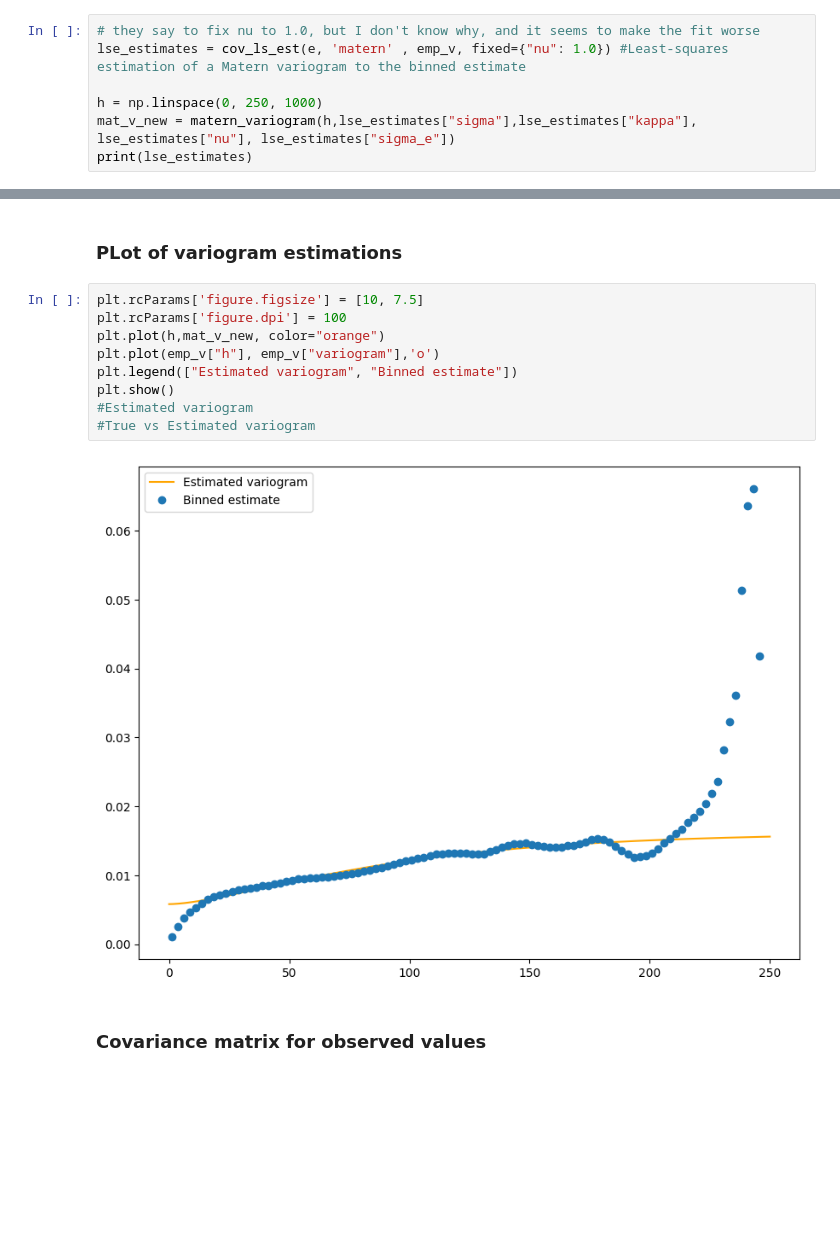
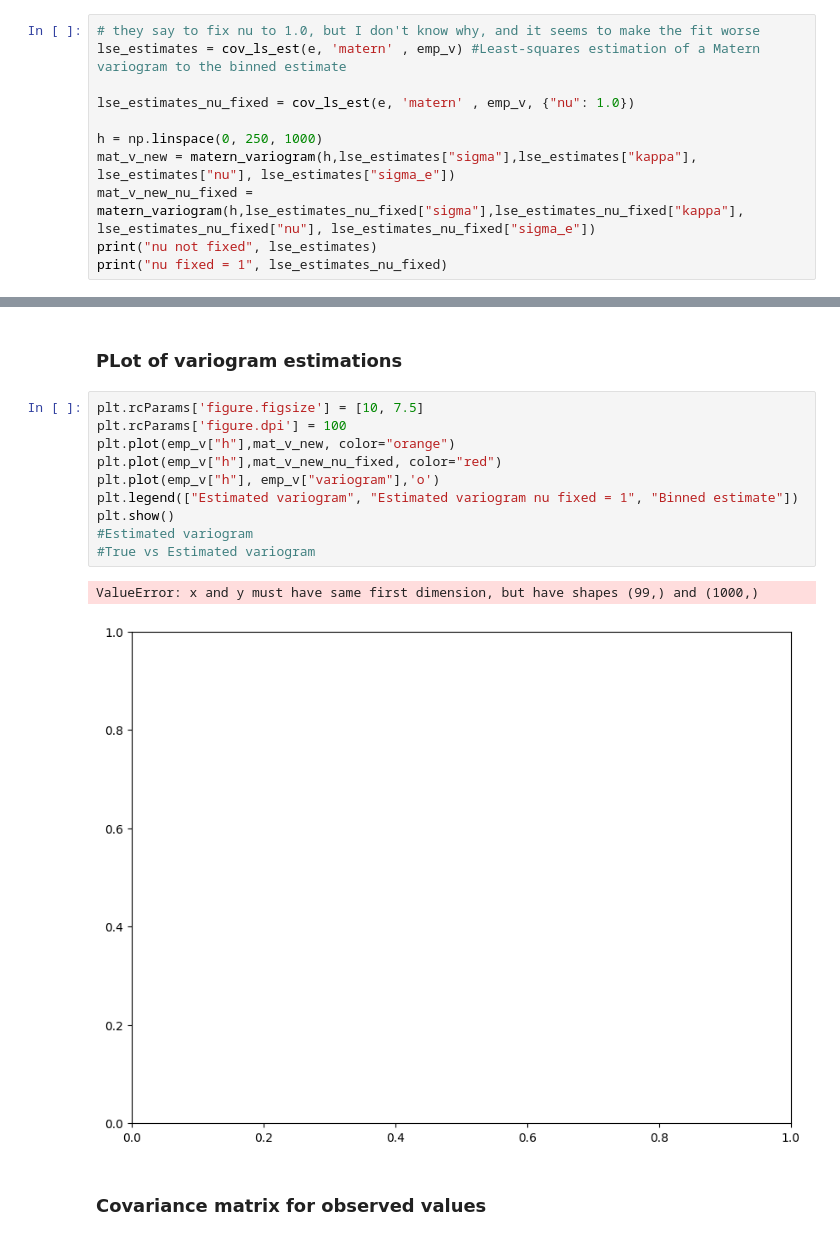
Before and after one commit to spjoliver/TMS016_DOG, a Jupyter notebook: Part 1/titan.ipynb, the cells around one changed output, grey strips where cells are left out. Saved outputs shown, nothing was run; the diff lists cells and outputs as text; blank space fills up the shorter version.

```diff
--- a/Part 1/titan.ipynb
+++ b/Part 1/titan.ipynb
@@ -97,9 +100,13 @@ emp_v = emp_variogram(loc_o_used, e, 100)
 ### LSE of variogram parameters
 # %%
 # they say to fix nu to 1.0, but I don't know why, and it seems to make the fit worse
-lse_estimates = cov_ls_est(e, 'matern' , emp_v, fixed={"nu": 1.0}) #Least-squares estimation of a Matern variogram to the binned estimate
+lse_estimates = cov_ls_est(e, 'matern' , emp_v) #Least-squares estimation of a Matern variogram to the binned estimate
+
+lse_estimates_nu_fixed = cov_ls_est(e, 'matern' , emp_v, {"nu": 1.0})
 
 h = np.linspace(0, 250, 1000)
 mat_v_new = matern_variogram(h,lse_estimates["sigma"],lse_estimates["kappa"], lse_estimates["nu"], lse_estimates["sigma_e"])
-print(lse_estimates)
+mat_v_new_nu_fixed = matern_variogram(h,lse_estimates_nu_fixed["sigma"],lse_estimates_nu_fixed["kappa"], lse_estimates_nu_fixed["nu"], lse_estimates_nu_fixed["sigma_e"])
+print("nu not fixed", lse_estimates)
+print("nu fixed = 1", lse_estimates_nu_fixed)
 # %% [output]
@@ -109,14 +132,16 @@ print(lse_estimates)
 # %%
 plt.rcParams['figure.figsize'] = [10, 7.5]
 plt.rcParams['figure.dpi'] = 100
-plt.plot(h,mat_v_new, color="orange")
+plt.plot(emp_v["h"],mat_v_new, color="orange")
+plt.plot(emp_v["h"],mat_v_new_nu_fixed, color="red")
 plt.plot(emp_v["h"], emp_v["variogram"],'o')
-plt.legend(["Estimated variogram", "Binned estimate"])
+plt.legend(["Estimated variogram", "Estimated variogram nu fixed = 1", "Binned estimate"])
 plt.show()
 #Estimated variogram
 #True vs Estimated variogram
 # %% [output]
+ValueError: x and y must have same first dimension, but have shapes (99,) and (1000,)
-[figure, old version]
+[figure, new version]
 # %% [markdown]
 ### Covariance matrix for observed values
 # %%
```
Also changed, not shown: parts of 7 cells of this notebook, 4 other files.
